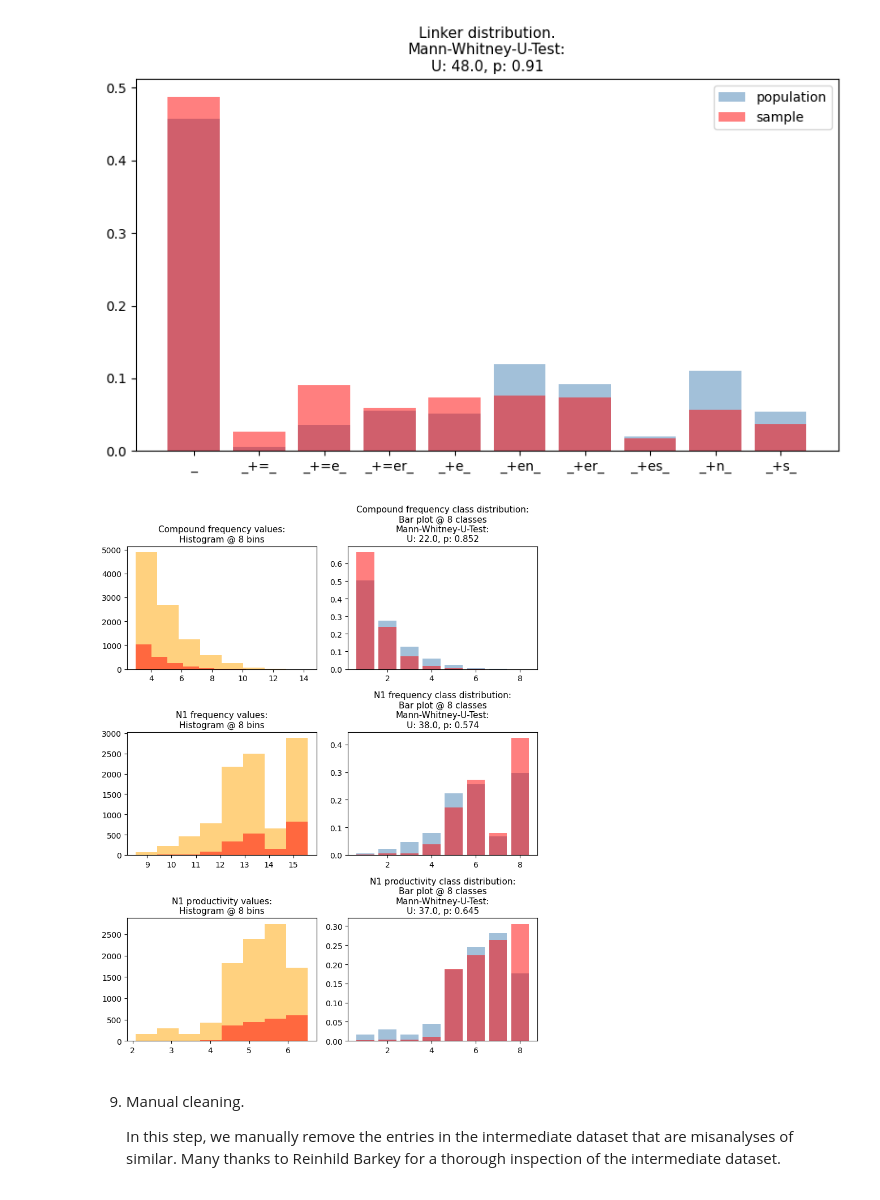
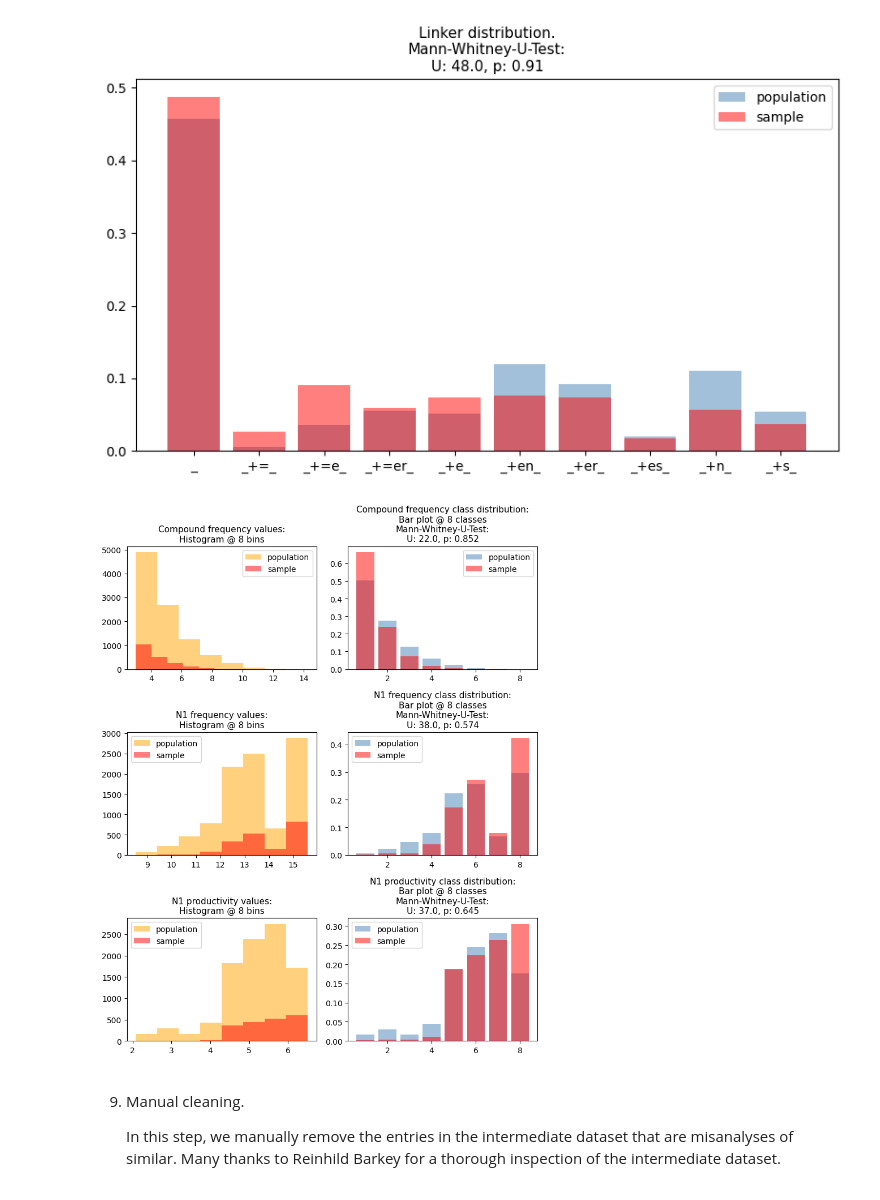
Before and after one commit to maxschmaltz/DieKonstraints, a Jupyter notebook: data_utils/prepare_gecodb_v07_pll_300er_sample.ipynb, the cells around one changed output. Cells and saved outputs as stored; diff of their text form; code cells hidden in the pictures.

```diff
--- a/data_utils/sample_gecodbpl_300er.ipynb
+++ b/data_utils/prepare_gecodb_v07_pll_300er_sample.ipynb
@@ -487,34 +487,37 @@ for i, (param_name, title) in enumerate([
     axes[i, 0].hist(np.log(gecodb_v07pll[param_name]), bins=NCLASSES, color="orange", alpha=0.5, label="population")
     axes[i, 0].hist(np.log(gecodb_v07pll_300er[param_name]), bins=NCLASSES, color="red", alpha=0.5, label="sample")
 
     axes[i, 0].set_title(f"{title} values:\nHistogram @ {NCLASSES} bins", fontsize=11)
 
     # class distr: population vs sample, respectively
     axes[i, 1].bar(*all_param_shares[param_name], color="steelblue", alpha=0.5, label="population")
     param_counts_300er = np.unique_counts(gecodb_v07pll_300er[f"{param_name}_cl"])
     param_shares_300er = param_counts_300er.counts / param_counts_300er.counts.sum()
     axes[i, 1].bar(param_counts_300er.values, param_shares_300er, color="red", alpha=0.5, label="sample")
 
+    axes[i, 0].legend()
+    axes[i, 1].legend()
+
     # test for identical distributions;
     # p > 0.05 => the distributions are identical
     mwu = mannwhitneyu(all_param_shares[param_name][1], param_shares_300er)
     axes[i, 1].set_title(
         f"{title} class distribution:\n"
         f"Bar plot @ {NCLASSES} classes\n"
         "Mann-Whitney-U-Test:\n"
         f"U: {mwu.statistic}, p: {mwu.pvalue.round(3)}",
         fontsize=11
     )
 
 plt.tight_layout()
 plt.savefig(
     os.path.join(sample_dir, "frequency_distrs.png"),
     format="png",
     dpi="figure"
 )
 plt.show()
 # %% [output]
-[figure, old version]
+[figure, new version]
 # %% [markdown]
 9. Manual cleaning.
 
```
